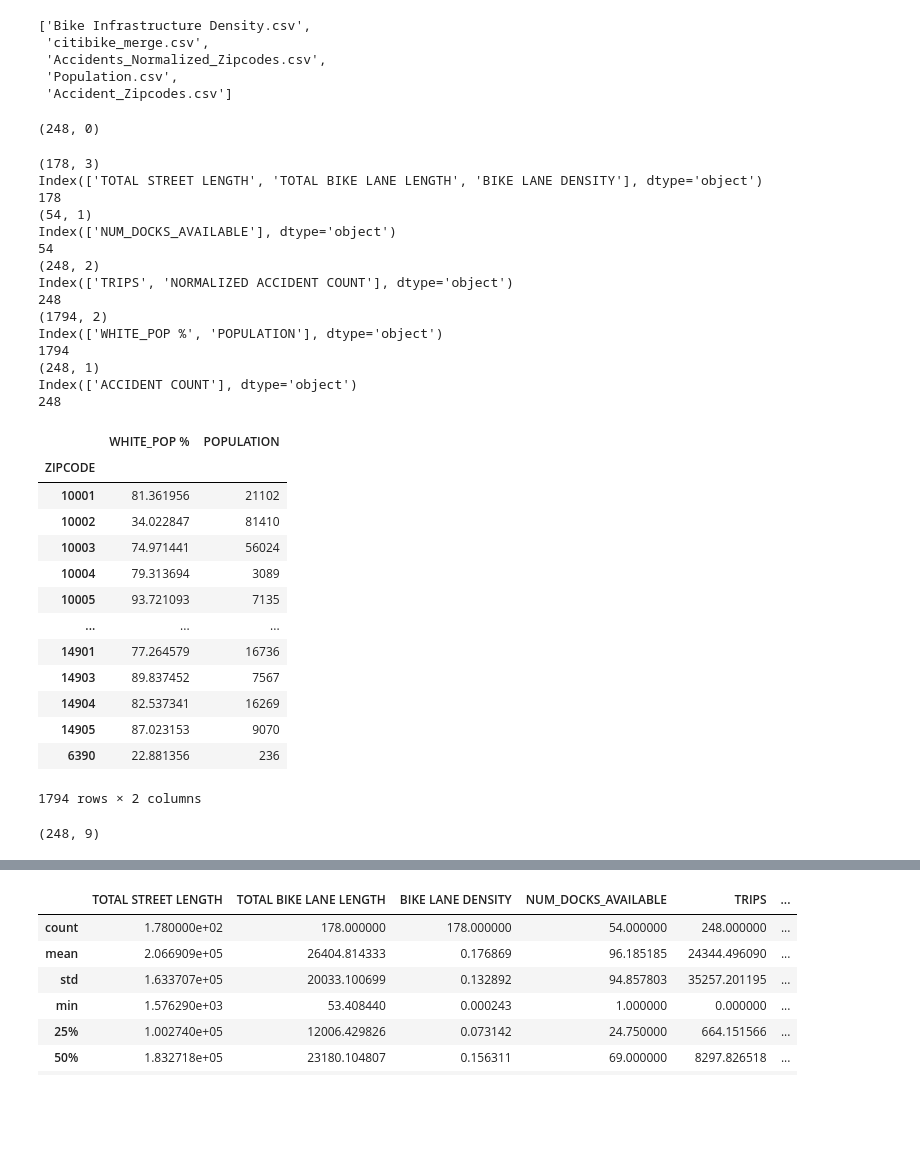
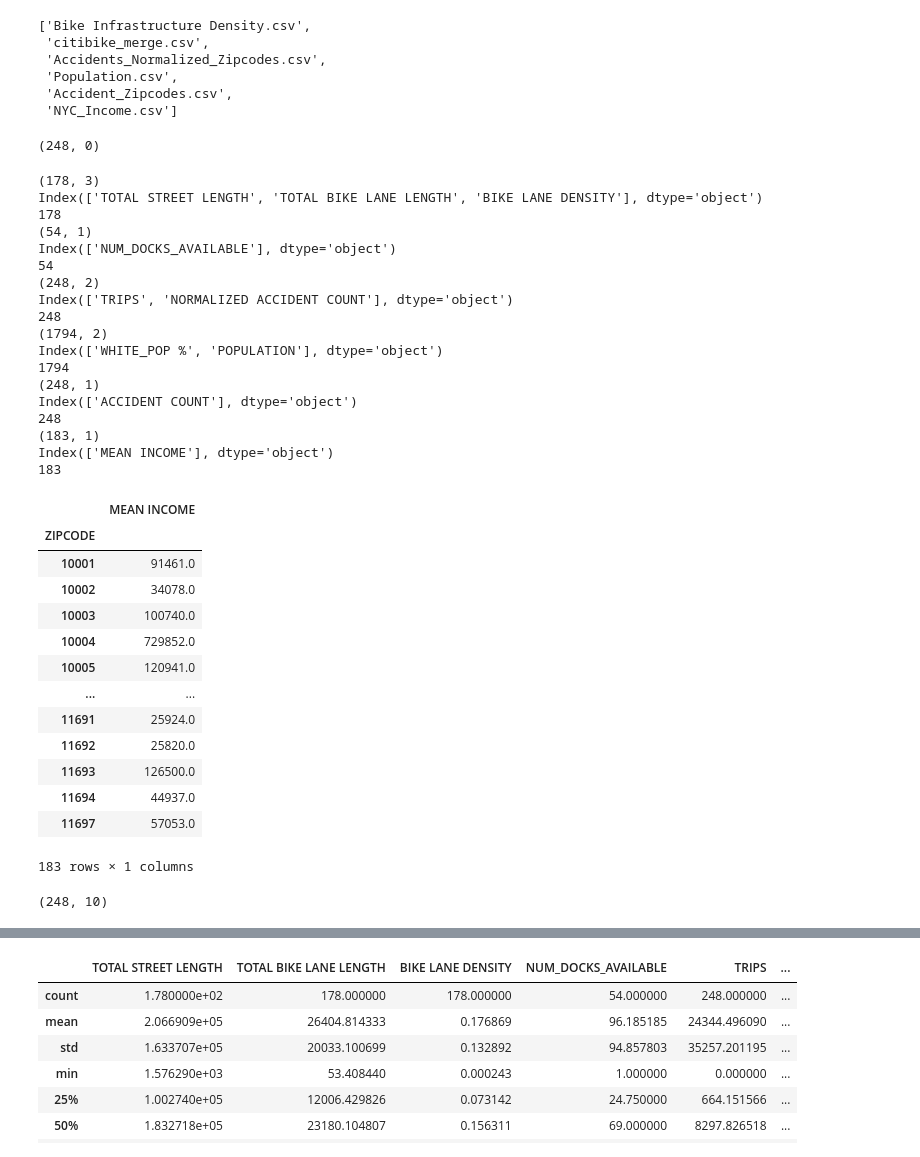
Before and after one commit to ajay1808/Principles-of-Urban-Informatics-Project, a Jupyter notebook: Zipcode_Final.ipynb, the cells around one changed output, grey strips where cells are left out. Cells and saved outputs as stored; diff of their text form; code cells hidden in the pictures; blank space fills up the shorter version.

```diff
--- a/Zipcode_Final.ipynb
+++ b/Zipcode_Final.ipynb
@@ -5,7 +5,7 @@ import os
 # %%
 files = []
 for i in os.listdir():
-    if ('.csv' in i) and ('year' not in i) and (i != 'NYC_ZIPCODES.csv'):
+    if ('.csv' in i) and ('year' not in i) and (i != 'NYC_ZIPCODES.csv') and (i != 'Features_Zipcode_Final.csv'):
         files.append(i)
 files
 # %% [output]
@@ -13,7 +13,8 @@ files
  'citibike_merge.csv',
  'Accidents_Normalized_Zipcodes.csv',
  'Population.csv',
- 'Accident_Zipcodes.csv']
+ 'Accident_Zipcodes.csv',
+ 'NYC_Income.csv']
 # %%
 NYC_Zips = pd.read_csv('NYC_ZIPCODES.csv')
 NYC_Zips['ZIPCODE'] = NYC_Zips['ZIPCODE'].astype(int).astype(str)
@@ -48,23 +49,26 @@ Index(['WHITE_POP %', 'POPULATION'], dtype='object')
 (248, 1)
 Index(['ACCIDENT COUNT'], dtype='object')
 248
+(183, 1)
+Index(['MEAN INCOME'], dtype='object')
+183
 # %%
-data[3]
+data[5]
 # %% [output]
-|  | WHITE_POP % | POPULATION |
-| ZIPCODE |  |  |
-| 10001 | 81.361956 | 21102 |
-| 10002 | 34.022847 | 81410 |
-| 10003 | 74.971441 | 56024 |
-| 10004 | 79.313694 | 3089 |
-| 10005 | 93.721093 | 7135 |
-| ... | ... | ... |
-| 14901 | 77.264579 | 16736 |
-| 14903 | 89.837452 | 7567 |
-| 14904 | 82.537341 | 16269 |
-| 14905 | 87.023153 | 9070 |
-| 6390 | 22.881356 | 236 |
+|  | MEAN INCOME |
+| ZIPCODE |  |
+| 10001 | 91461.0 |
+| 10002 | 34078.0 |
+| 10003 | 100740.0 |
+| 10004 | 729852.0 |
+| 10005 | 120941.0 |
+| ... | ... |
+| 11691 | 25924.0 |
+| 11692 | 25820.0 |
+| 11693 | 126500.0 |
+| 11694 | 44937.0 |
+| 11697 | 57053.0 |
-1794 rows × 2 columns
+183 rows × 1 columns
 # %%
 temp = data[0]
 for i in range(1,len(data)):
@@ -73,7 +77,7 @@ temp = NYC_Zips.merge(temp,left_index=True, right_index=True,how='left')
 # %%
 temp.shape
 # %% [output]
-(248, 9)
+(248, 10)
 # %%
 temp
 # %% [output]
```
Also changed, not shown: parts of 3 cells of this notebook, 1 other file.
